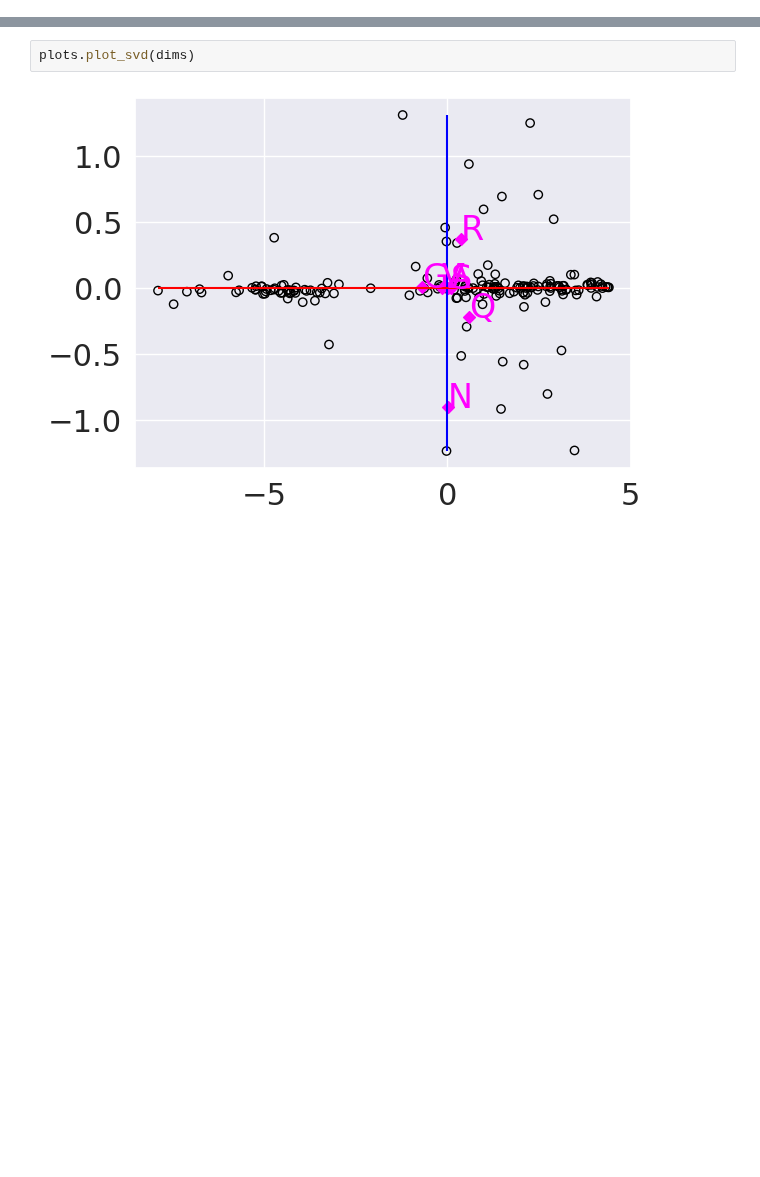
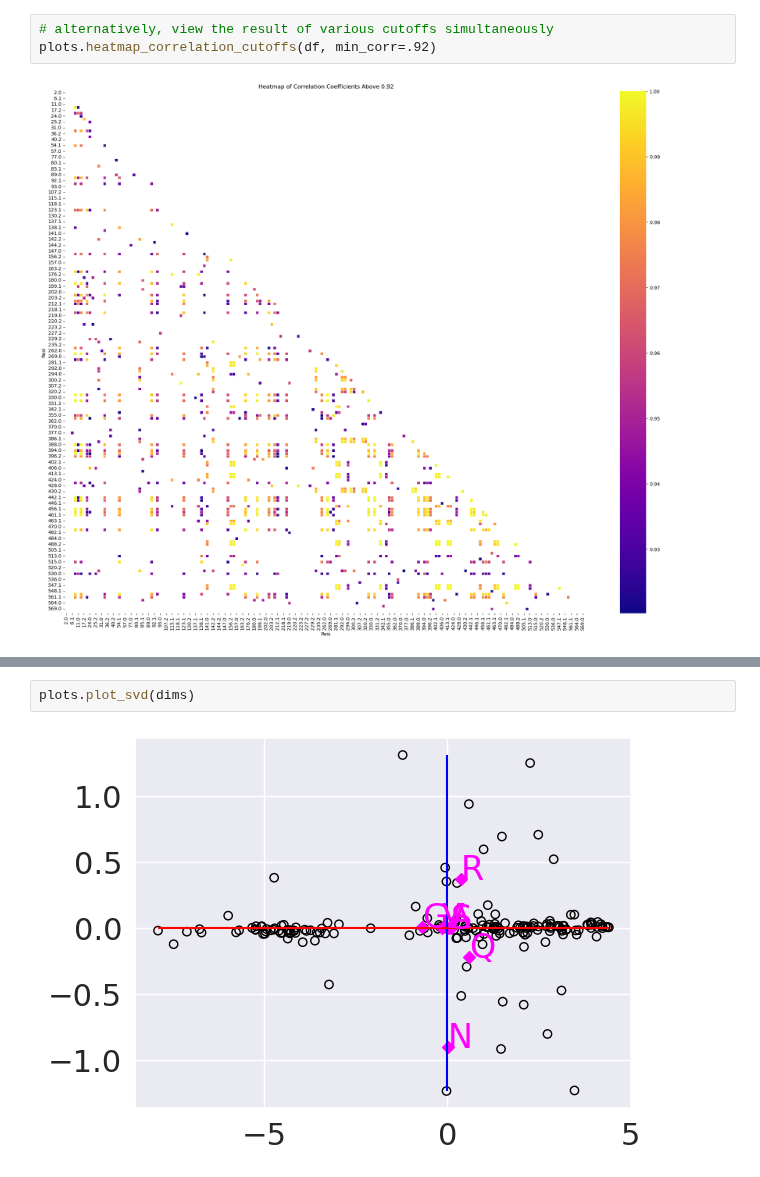
Before and after one commit to Dan-Burns/pychesca, a Jupyter notebook: dev.ipynb, the cells around one changed output, grey strips where cells are left out. Cells and saved outputs as stored; diff of their text form; blank space fills up the shorter version.

```diff
--- a/dev.ipynb
+++ b/dev.ipynb
@@ -64,0 +111,5 @@ dims = svd.SVD(df)
+# %%
+# alternatively, view the result of various cutoffs simultaneously
+plots.heatmap_correlation_cutoffs(df, min_corr=.92)
+# %% [output]
+[figure, added]
```
Also changed, not shown: parts of 27 cells of this notebook, 5 other files.
